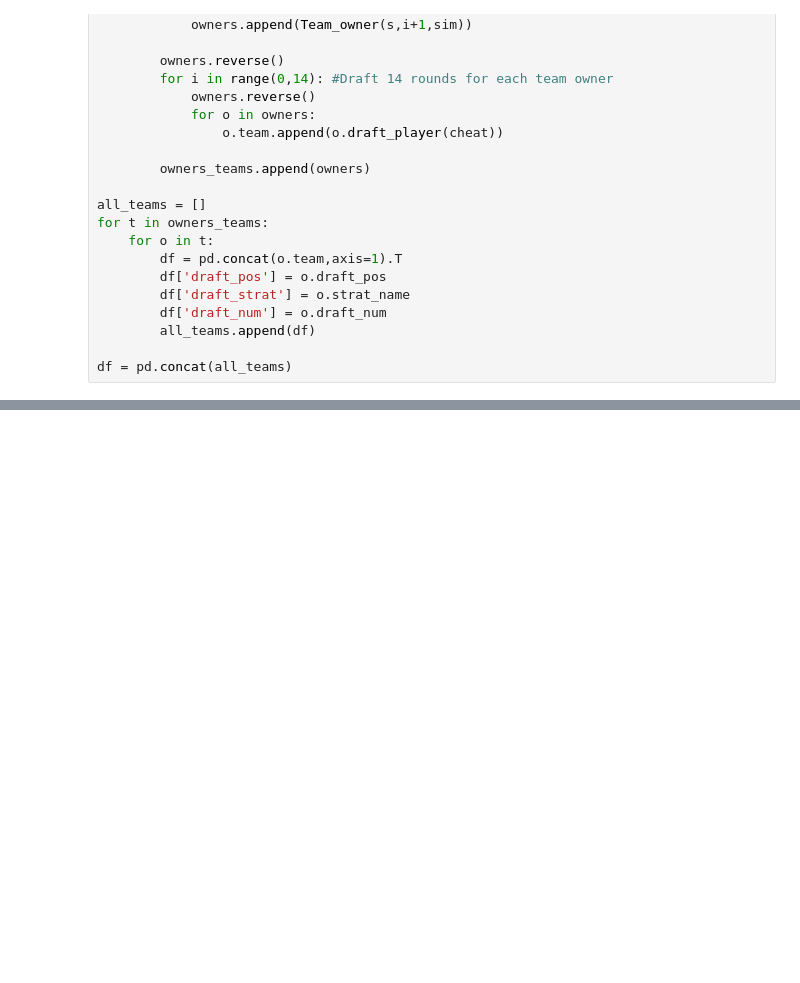
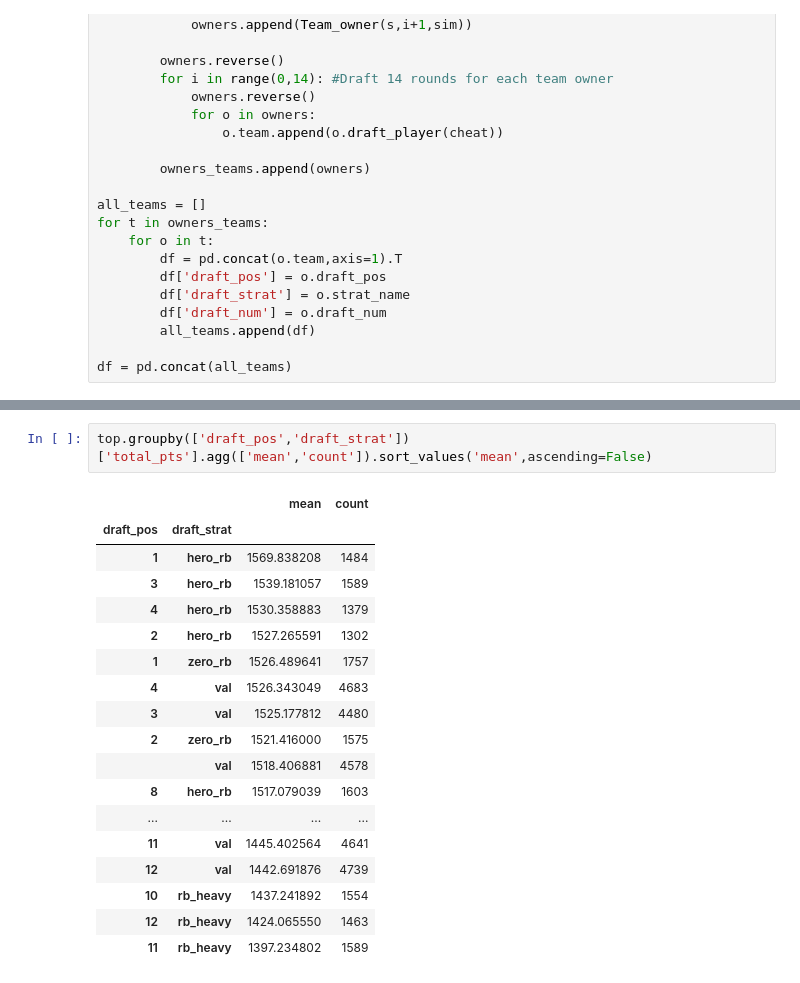
Before and after one commit to ffb-optimal-draft/ffb-draft-strategy, a Jupyter notebook: simulation.ipynb, the cells around one changed output, grey strips where cells are left out. Saved outputs shown, nothing was run; the diff lists cells and outputs as text; blank space fills up the shorter version.

```diff
--- a/simulation.ipynb
+++ b/simulation.ipynb
@@ -323,0 +335,21 @@ top.groupby('draft_pos').
+# %%
+top.groupby(['draft_pos','draft_strat'])['total_pts'].agg(['mean','count']).sort_values('mean',ascending=False)
+# %% [output]
+|  |  | mean | count |
+| draft_pos | draft_strat |  |  |
+| 1 | hero_rb | 1569.838208 | 1484 |
+| 3 | hero_rb | 1539.181057 | 1589 |
+| 4 | hero_rb | 1530.358883 | 1379 |
+| 2 | hero_rb | 1527.265591 | 1302 |
+| 1 | zero_rb | 1526.489641 | 1757 |
+| 4 | val | 1526.343049 | 4683 |
+| 3 | val | 1525.177812 | 4480 |
+| 2 | zero_rb | 1521.416000 | 1575 |
+|  | val | 1518.406881 | 4578 |
+| 8 | hero_rb | 1517.079039 | 1603 |
+| ... | ... | ... | ... |
+| 11 | val | 1445.402564 | 4641 |
+| 12 | val | 1442.691876 | 4739 |
+| 10 | rb_heavy | 1437.241892 | 1554 |
+| 12 | rb_heavy | 1424.065550 | 1463 |
+| 11 | rb_heavy | 1397.234802 | 1589 |
```
Also changed, not shown: parts of 18 cells of this notebook.
